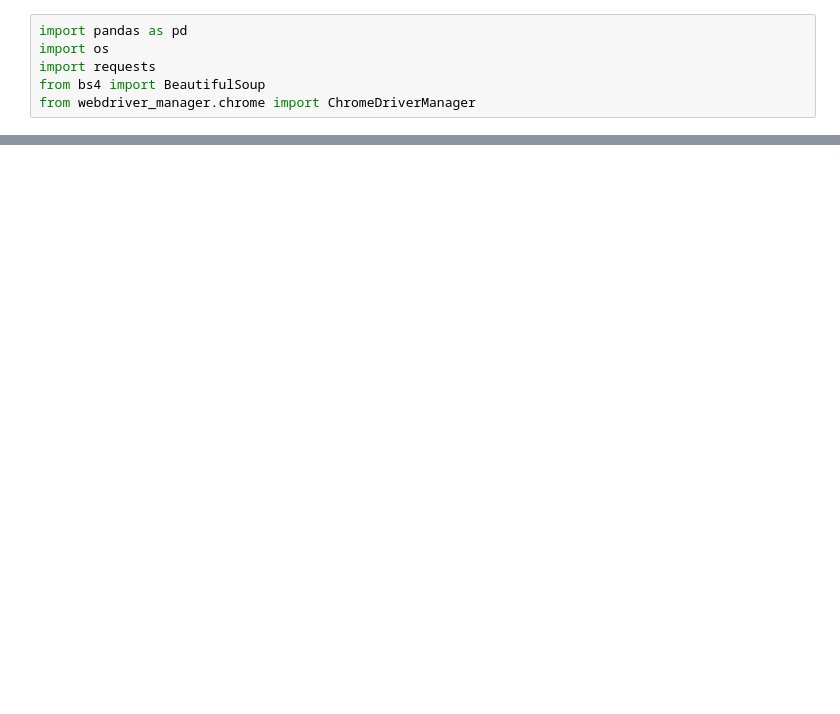
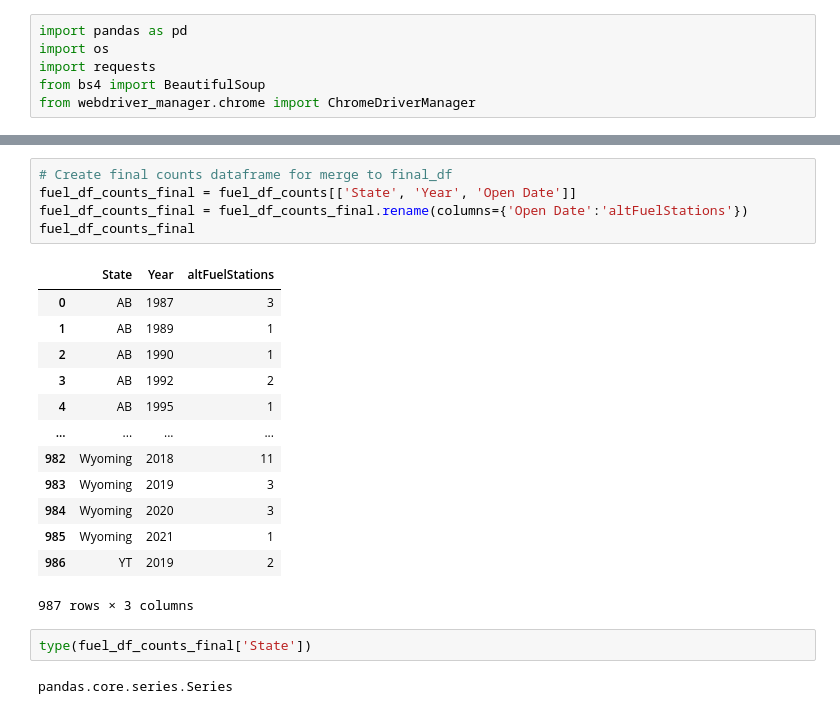
Before and after one commit to nbullerds/ml_co_emission_equiv_prediction, a Jupyter notebook: AllStatesDataExtraction.ipynb, the cells around one changed output, grey strips where cells are left out. Saved outputs shown, nothing was run; the diff lists cells and outputs as text; blank space fills up the shorter version.

```diff
--- a/AllStatesDataExtraction.ipynb
+++ b/AllStatesDataExtraction.ipynb
@@ -85,0 +370,23 @@ final_df
+# %%
+# Create final counts dataframe for merge to final_df
+fuel_df_counts_final = fuel_df_counts[['State', 'Year', 'Open Date']]
+fuel_df_counts_final = fuel_df_counts_final.rename(columns={'Open Date':'altFuelStations'})
+fuel_df_counts_final
+# %% [output]
+|  | State | Year | altFuelStations |
+| 0 | AB | 1987 | 3 |
+| 1 | AB | 1989 | 1 |
+| 2 | AB | 1990 | 1 |
+| 3 | AB | 1992 | 2 |
+| 4 | AB | 1995 | 1 |
+| ... | ... | ... | ... |
+| 982 | Wyoming | 2018 | 11 |
+| 983 | Wyoming | 2019 | 3 |
+| 984 | Wyoming | 2020 | 3 |
+| 985 | Wyoming | 2021 | 1 |
+| 986 | YT | 2019 | 2 |
+987 rows × 3 columns
+# %%
+type(fuel_df_counts_final['State'])
+# %% [output]
+pandas.core.series.Series
```
Also changed, not shown: parts of 26 cells of this notebook, 1 other file.
